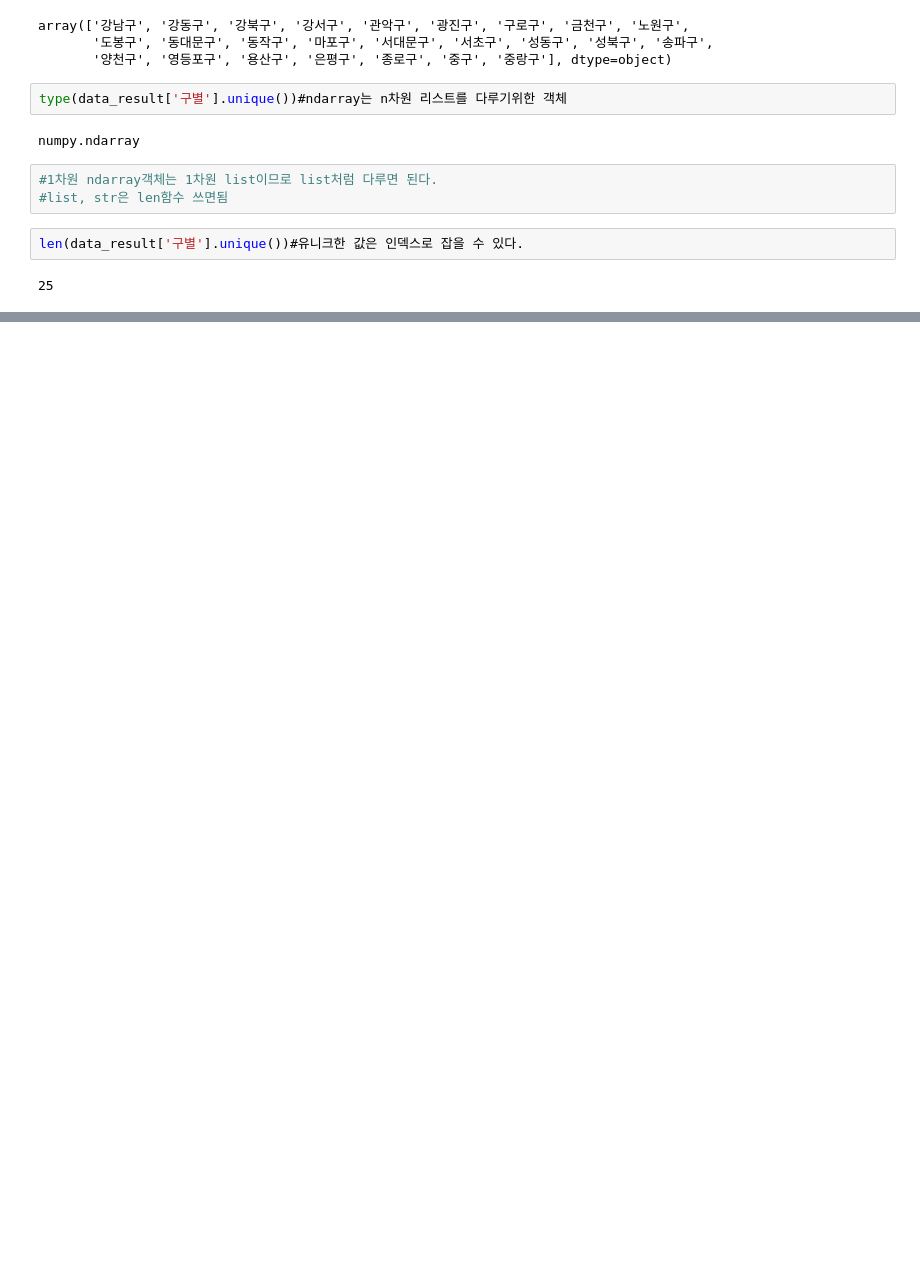
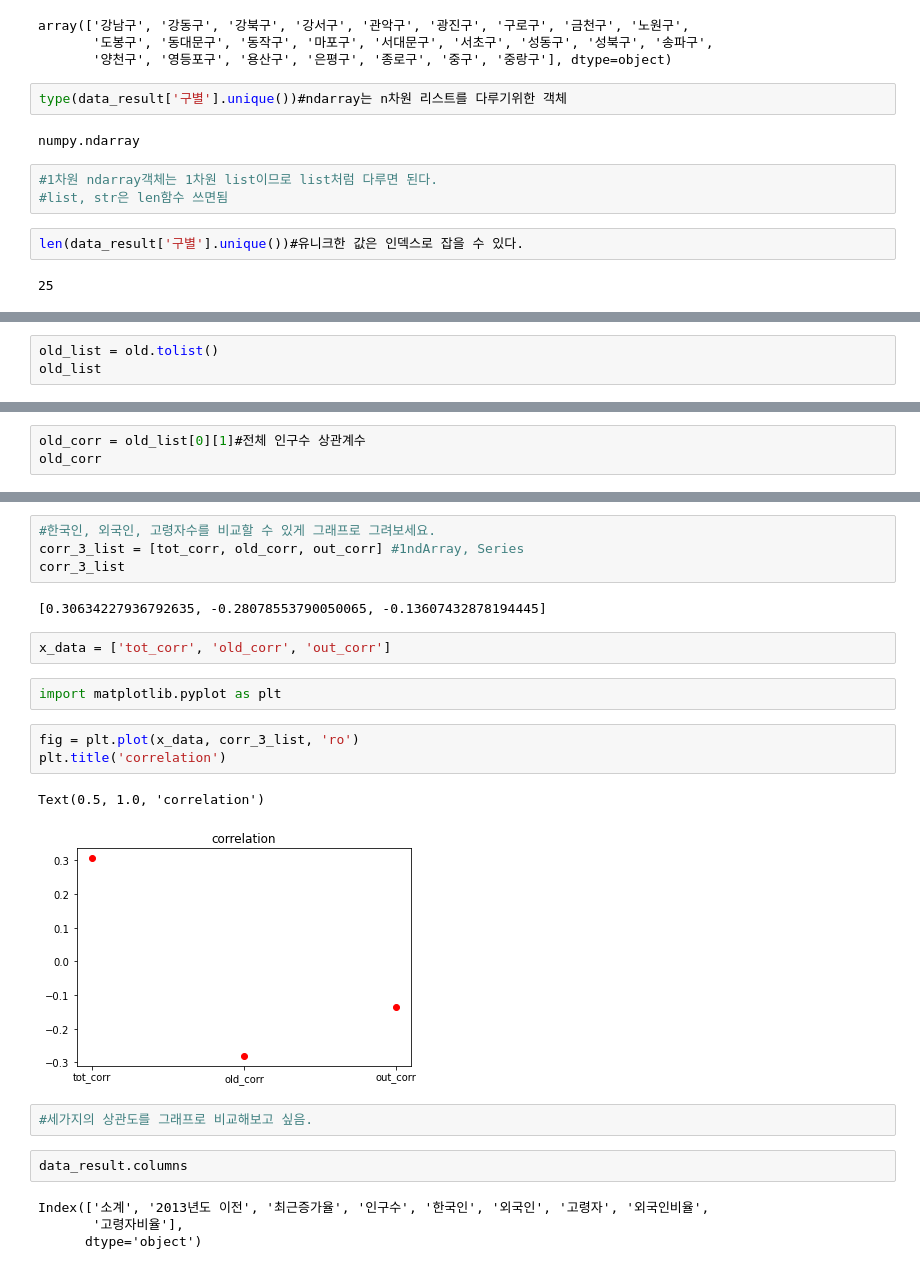
Before and after one commit to jinhuioh/Hi_ai, a Jupyter notebook: data06/cctv-분석.ipynb, the cells around one changed output, grey strips where cells are left out. Drawn from its saved outputs; the diff is of its cells as text; blank space fills up the shorter version.

```diff
--- a/data06/cctv-분석.ipynb
+++ b/data06/cctv-분석.ipynb
@@ -382,0 +511,3 @@ data_result.set_index
+# %%
+old_list = old.tolist()
+old_list
@@ -382,0 +516,3 @@ data_result.set_index
+# %%
+old_corr = old_list[0][1]#전체 인구수 상관계수
+old_corr
@@ -382,0 +545,24 @@ data_result.set_index
+# %%
+#한국인, 외국인, 고령자수를 비교할 수 있게 그래프로 그려보세요.
+corr_3_list = [tot_corr, old_corr, out_corr] #1ndArray, Series
+corr_3_list
+# %% [output]
+[0.30634227936792635, -0.28078553790050065, -0.13607432878194445]
+# %%
+x_data = ['tot_corr', 'old_corr', 'out_corr']
+# %%
+import matplotlib.pyplot as plt
+# %%
+fig = plt.plot(x_data, corr_3_list, 'ro')
+plt.title('correlation')
+# %% [output]
+Text(0.5, 1.0, 'correlation')
+[figure, added]
+# %%
+#세가지의 상관도를 그래프로 비교해보고 싶음.
+# %%
+data_result.columns
+# %% [output]
+Index(['소계', '2013년도 이전', '최근증가율', '인구수', '한국인', '외국인', '고령자', '외국인비율',
+       '고령자비율'],
+      dtype='object')
```
Also changed, not shown: parts of 52 cells of this notebook, 3 other files.
